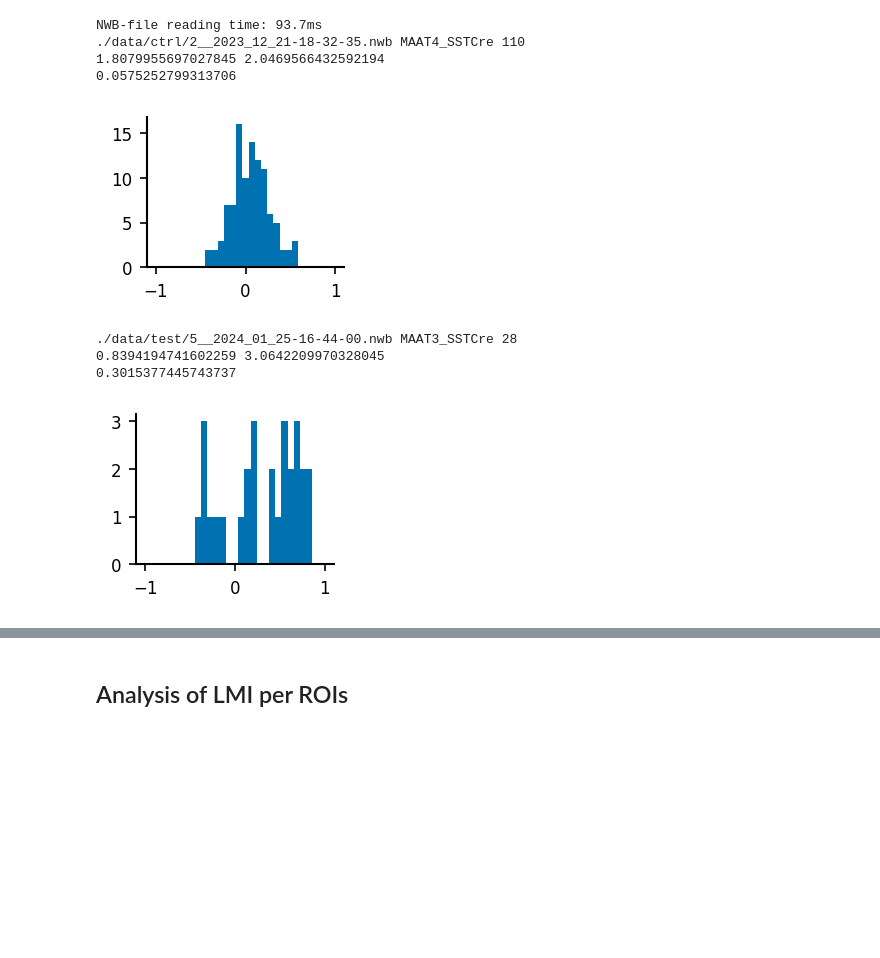
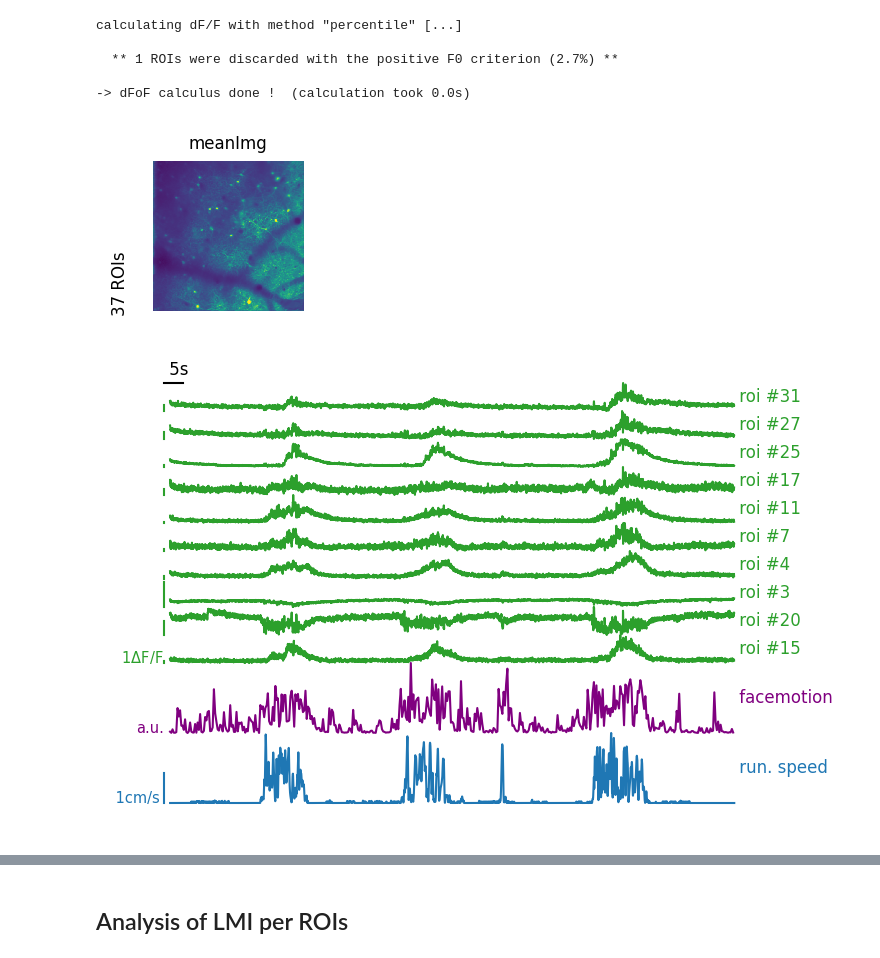
Before and after one commit to yzerlaut/Van-Velze-et-al-2024, a Jupyter notebook: LMI-in-CNO-vs-CTRL.ipynb, the cells around one changed output, grey strips where cells are left out. Saved outputs shown, nothing was run; the diff lists cells and outputs as text; code cells hidden in the pictures; blank space fills up the shorter version.

```diff
--- a/LMI-in-CNO-vs-CTRL.ipynb
+++ b/LMI-in-CNO-vs-CTRL.ipynb
@@ -86,32 +87,34 @@ def analyze_bouts(data, dFoF_options):
 root_folder = os.path.join('.', 'data')
 ctrls = [os.path.join(root_folder, 'ctrl', f) for f in np.sort(os.listdir(os.path.join(root_folder, 'ctrl'))) if 'nwb' in f]
 tests = [os.path.join(root_folder, 'test', f) for f in np.sort(os.listdir(os.path.join(root_folder, 'test'))) if 'nwb' in f]
-# %%
-filename = ctrls[1]
-data = Data(filename)
-print(filename, data.metadata['subject_ID'], data.nROIs)
-data.build_dFoF(**dFoF_options, verbose=False)
-data.running_speed = data.build_running_speed(specific_time_sampling=data.t_dFoF)
-restFs, runFs, LMIs = analyze_bouts(data, dFoF_options)
-print(np.mean(restFs), np.mean(runFs))
-plt.hist(LMIs, bins=np.linspace(-1, 1, 30))
-print(np.mean(LMIs))
-# %% [output]
-NWB-file reading time: 93.7ms
-./data/ctrl/2__2023_12_21-18-32-35.nwb MAAT4_SSTCre 110
-1.8079955697027845 2.0469566432592194
-0.0575252799313706
-[figure, removed]
-# %%
-filename = tests[4]
-data = Data(filename, verbose=False)
-print(filename, data.metadata['subject_ID'], data.nROIs)
-restFs, runFs, LMIs = analyze_bouts(data, dFoF_options)
-print(np.mean(restFs), np.mean(runFs))
-plt.hist(LMIs, bins=np.linspace(-1, 1, 30))
-print(np.mean(LMIs))
-# %% [output]
-./data/test/5__2024_01_25-16-44-00.nwb MAAT3_SSTCre 28
-0.8394194741602259 3.0642209970328045
-0.3015377445743737
-[figure, removed]
+# %%
+filename = ctrls[4]
+data = Data(filename, verbose=False)
+fig, _, _ = show_CaImaging_FOV(data, NL=3)
+settings = {
+ 'Locomotion': {'fig_fraction': 0.11764705882352941,
+  'subsampling': 1,
+  'color': '#1f77b4',
+  'fig_fraction_start': 0.058823529411764705},
+ 'FaceMotion': {'fig_fraction': 0.11764705882352941,
+  'subsampling': 10,
+  'color': 'purple',
+  'fig_fraction_start': 0.1764705882352941},
+ 'CaImaging': {'fig_fraction': 0.47058823529411764,
+  'subsampling': 1,
+  'subquantity': 'dFoF',
+  'color': '#2ca02c',
+  'roiIndices': np.array([14, 19, 2, 3, 6, 10, 16, 24, 26, 30]),
+  'fig_fraction_start': 0.2941176470588235}}
+data.build_dFoF(**dFoF_options)
+running_speed = data.build_running_speed(specific_time_sampling=data.t_dFoF)
+fig, AX = plot(data, [0, 2.5*60], settings, ax=plt.subplots(1, figsize=(5,4))[1])
+plt.savefig('/Users/yann/Desktop/temp.svg')
+# %% [output]
+calculating dF/F with method "percentile" [...]
+
+  ** 1 ROIs were discarded with the positive F0 criterion (2.7%) **
+
+-> dFoF calculus done !  (calculation took 0.0s)
+[figure, added]
+[figure, added]
```
Also changed, not shown: parts of 8 cells of this notebook.
